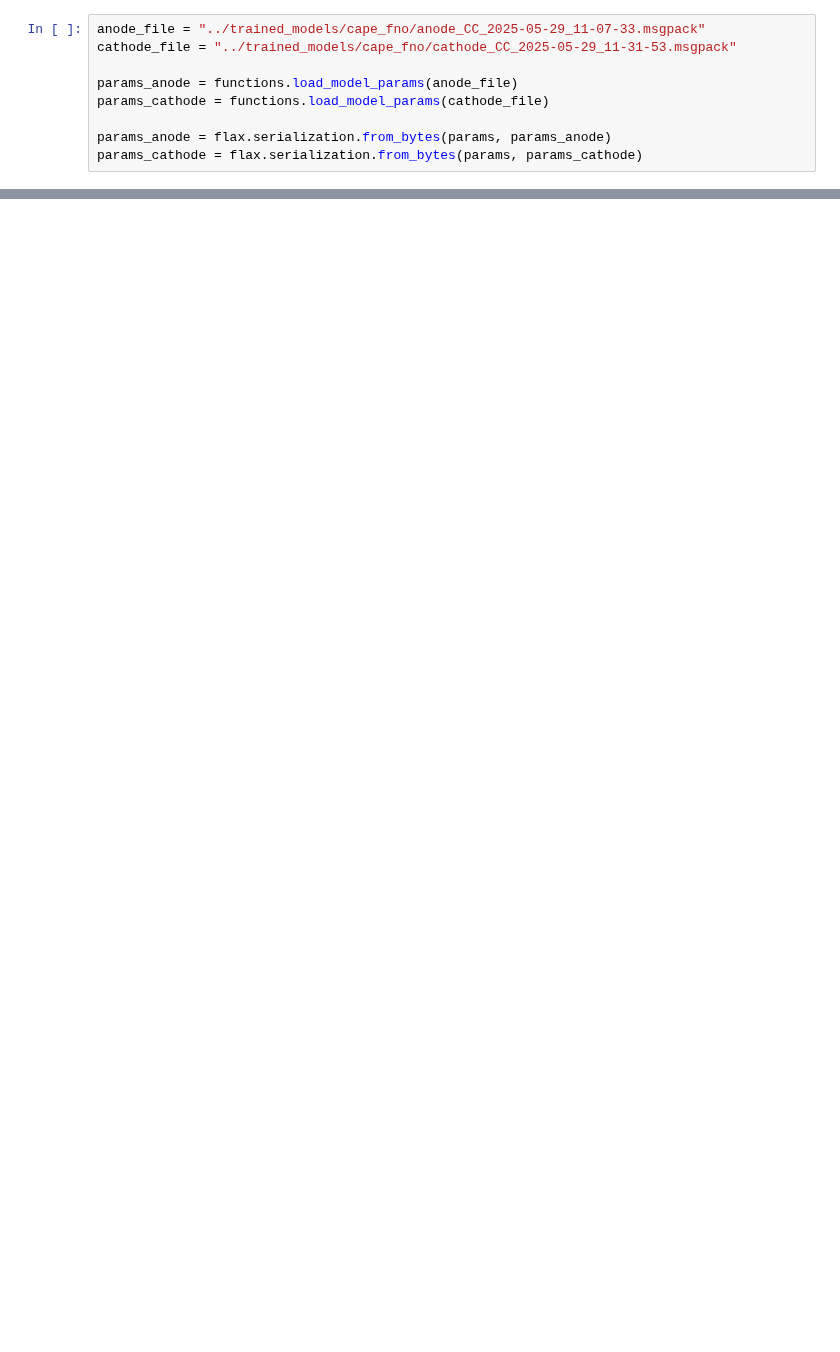
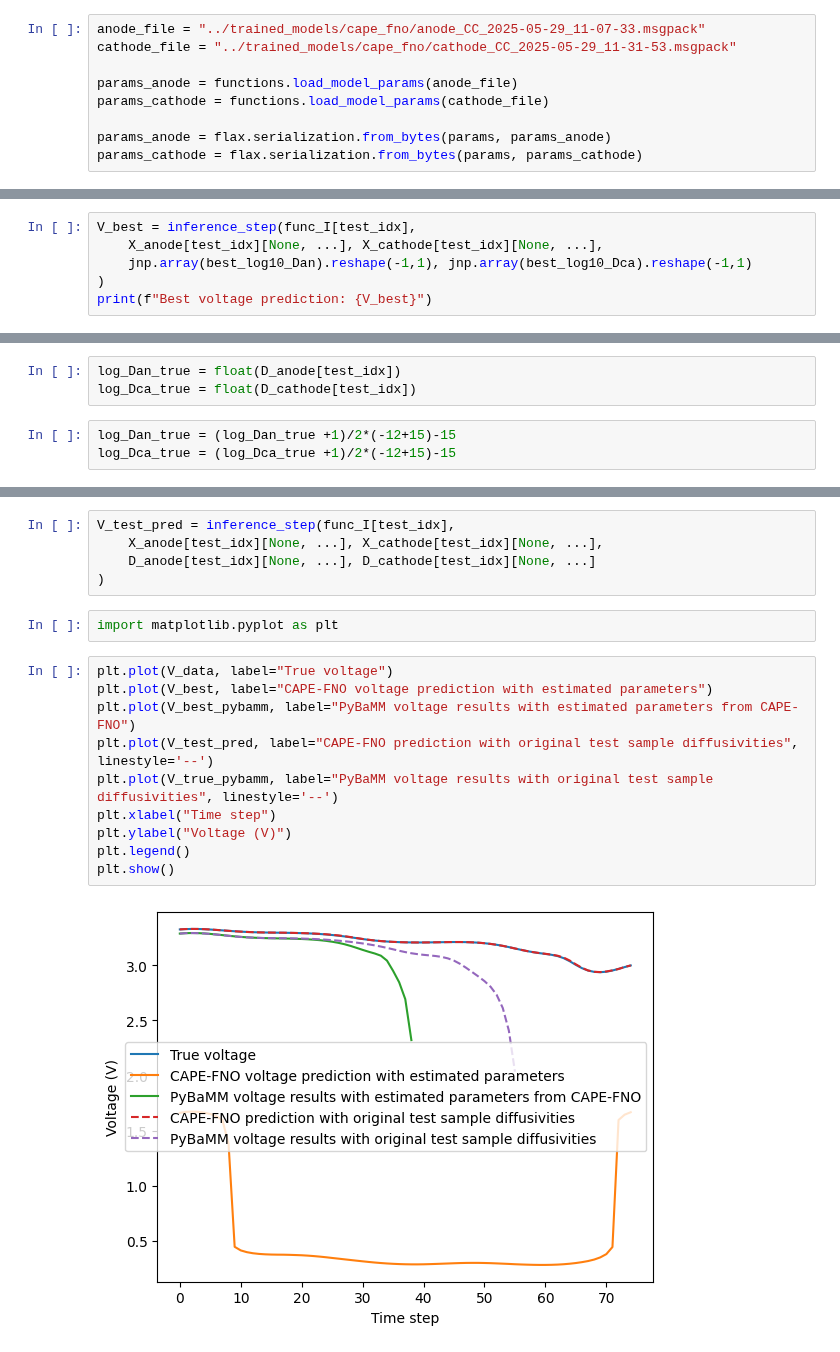
Before and after one commit to yingzai1/spm_neuraloperator, a Jupyter notebook: src/diffusion_param_est.ipynb, the cells around one changed output, grey strips where cells are left out. Drawn from its saved outputs; the diff is of its cells as text; blank space fills up the shorter version.

```diff
--- a/src/diffusion_param_est.ipynb
+++ b/src/diffusion_param_est.ipynb
@@ -72,0 +222,6 @@ params_cathode = flax.serialization.from_bytes(params, params_cathode)
+# %%
+V_best = inference_step(func_I[test_idx],
+    X_anode[test_idx][None, ...], X_cathode[test_idx][None, ...],
+    jnp.array(best_log10_Dan).reshape(-1,1), jnp.array(best_log10_Dca).reshape(-1,1)
+)
+print(f"Best voltage prediction: {V_best}")
@@ -72,0 +242,6 @@ params_cathode = flax.serialization.from_bytes(params, params_cathode)
+# %%
+log_Dan_true = float(D_anode[test_idx])
+log_Dca_true = float(D_cathode[test_idx])
+# %%
+log_Dan_true = (log_Dan_true +1)/2*(-12+15)-15
+log_Dca_true = (log_Dca_true +1)/2*(-12+15)-15
@@ -72,0 +284,19 @@ params_cathode = flax.serialization.from_bytes(params, params_cathode)
+# %%
+V_test_pred = inference_step(func_I[test_idx],
+    X_anode[test_idx][None, ...], X_cathode[test_idx][None, ...],
+    D_anode[test_idx][None, ...], D_cathode[test_idx][None, ...]
+)
+# %%
+import matplotlib.pyplot as plt
+# %%
+plt.plot(V_data, label="True voltage")
+plt.plot(V_best, label="CAPE-FNO voltage prediction with estimated parameters")
+plt.plot(V_best_pybamm, label="PyBaMM voltage results with estimated parameters from CAPE-FNO")
+plt.plot(V_test_pred, label="CAPE-FNO prediction with original test sample diffusivities", linestyle='--')
+plt.plot(V_true_pybamm, label="PyBaMM voltage results with original test sample diffusivities", linestyle='--')
+plt.xlabel("Time step")
+plt.ylabel("Voltage (V)")
+plt.legend()
+plt.show()
+# %% [output]
+[figure, added]
```
Also changed, not shown: parts of 31 cells of this notebook, 5 other files.
